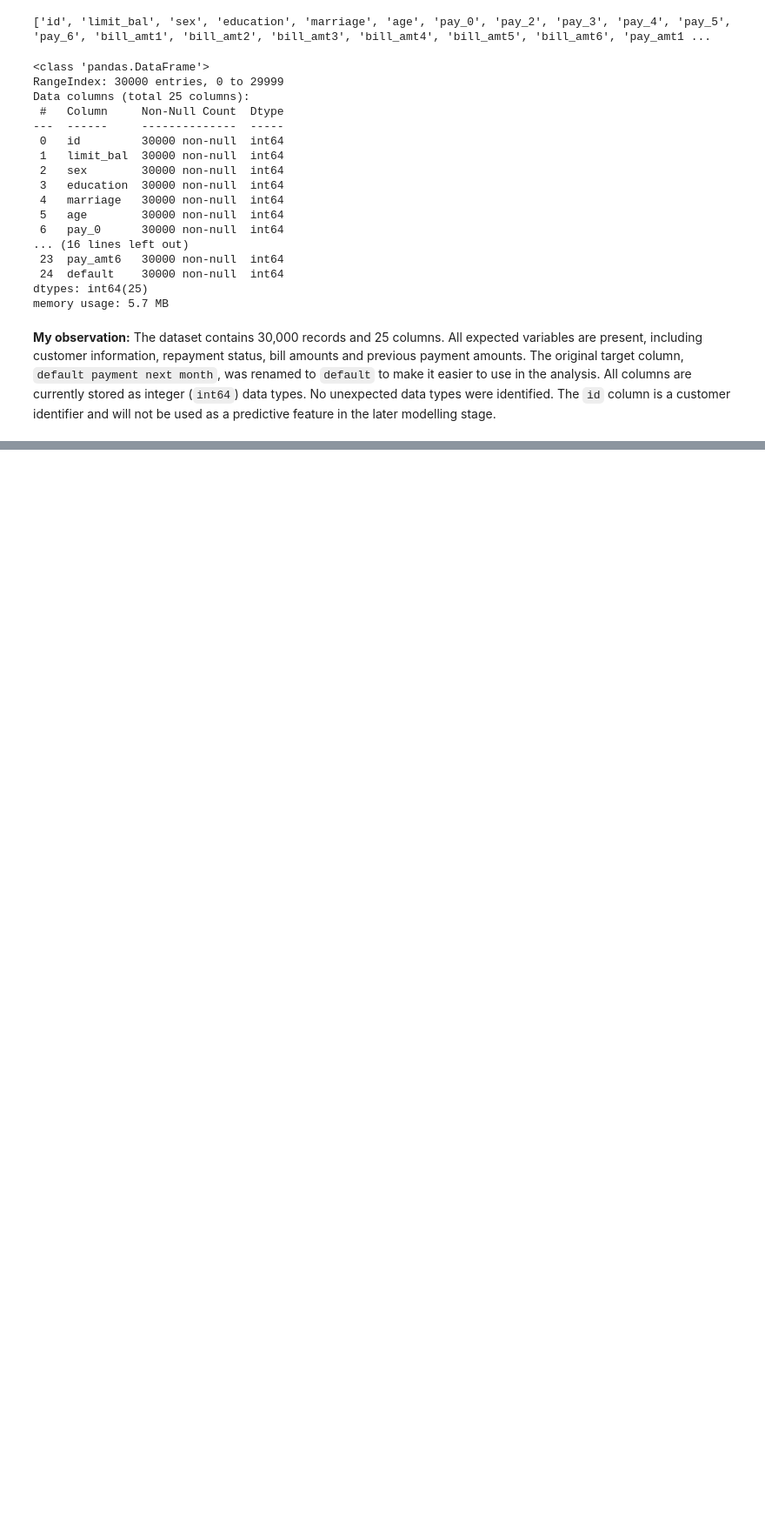
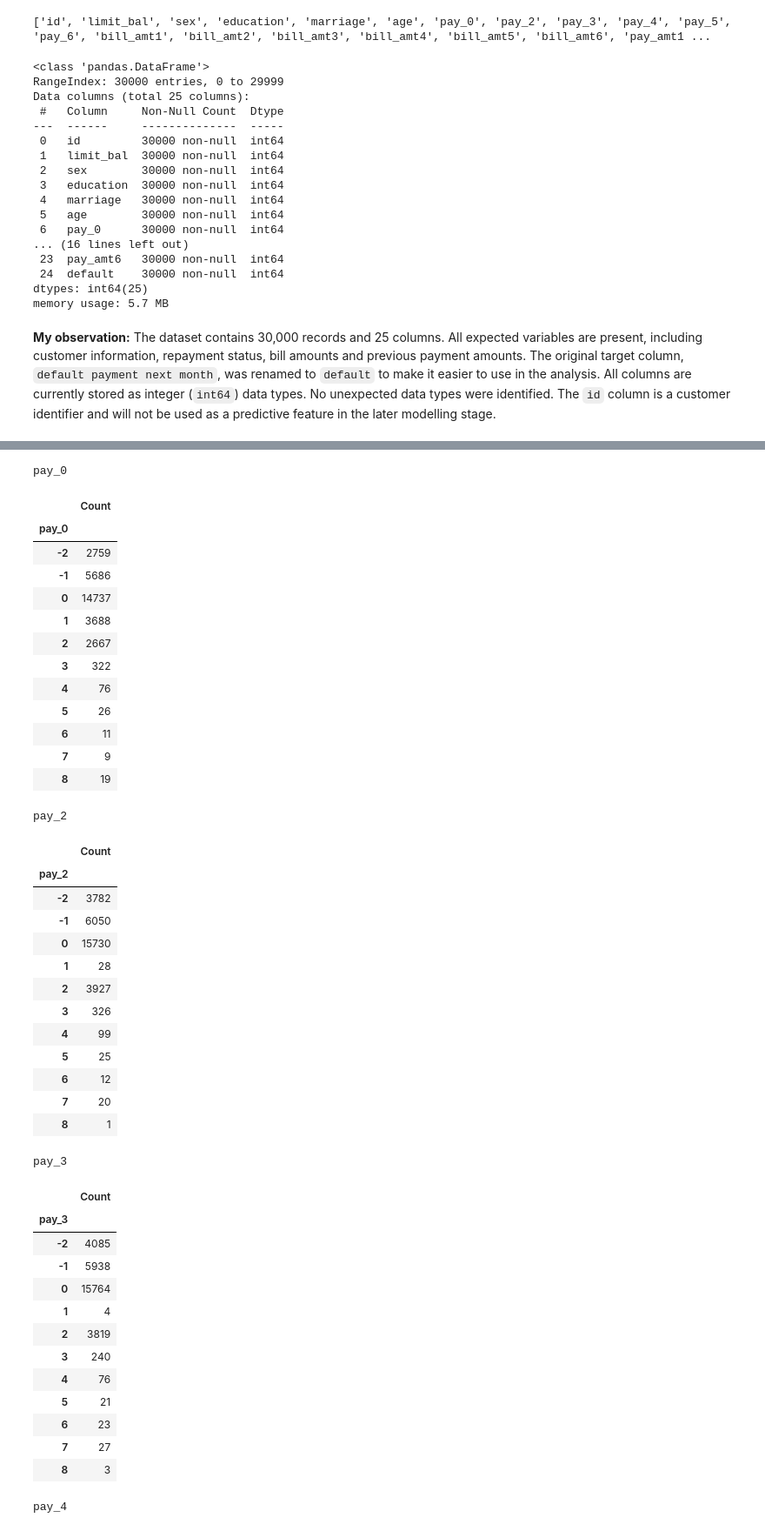
Before and after one commit to Dashkaa1114/Strategic-Thinking-Sep26, a Jupyter notebook: CA1-Credit-Default-Risk/2026328_CA2_Credit_Default_EDA_DataPrep_V1.ipynb, the cells around one changed output, grey strips where cells are left out. Shown at 87% size. Drawn from its saved outputs; the diff is of its cells as text; code cells hidden in the pictures; blank space fills up the shorter version.

```diff
--- a/CA1-Credit-Default-Risk/2026328_CA2_Credit_Default_EDA_DataPrep_V1.ipynb
+++ b/CA1-Credit-Default-Risk/2026328_CA2_Credit_Default_EDA_DataPrep_V1.ipynb
@@ -149,0 +219,4 @@ memory usage: 5.7 MB
+# %%
+for column in ["sex", "education", "marriage", "default"]:
+    print(f"\n{column}")
+    display(df[column].value_counts(dropna=False).sort_index().to_frame("Count"))
@@ -149,0 +285,48 @@ memory usage: 5.7 MB
+# %%
+for column in ["pay_0", "pay_2", "pay_3", "pay_4", "pay_5", "pay_6"]:
+    print(f"\n{column}")
+    display(df[column].value_counts(dropna=False).sort_index().to_frame("Count"))
+# %% [output]
+pay_0
+|  | Count |
+| pay_0 |  |
+| -2 | 2759 |
+| -1 | 5686 |
+| 0 | 14737 |
+| 1 | 3688 |
+| 2 | 2667 |
+| 3 | 322 |
+| 4 | 76 |
+| 5 | 26 |
+| 6 | 11 |
+| 7 | 9 |
+| 8 | 19 |
+pay_2
+|  | Count |
+| pay_2 |  |
+| -2 | 3782 |
+| -1 | 6050 |
+| 0 | 15730 |
+| 1 | 28 |
+| 2 | 3927 |
+| 3 | 326 |
+| 4 | 99 |
+| 5 | 25 |
+| 6 | 12 |
+| 7 | 20 |
+| 8 | 1 |
+pay_3
+|  | Count |
+| pay_3 |  |
+| -2 | 4085 |
+| -1 | 5938 |
+| 0 | 15764 |
+| 1 | 4 |
+| 2 | 3819 |
+| 3 | 240 |
+| 4 | 76 |
+| 5 | 21 |
+| 6 | 23 |
+| 7 | 27 |
+| 8 | 3 |
+pay_4
```
Also changed, not shown: parts of 11 cells of this notebook.
